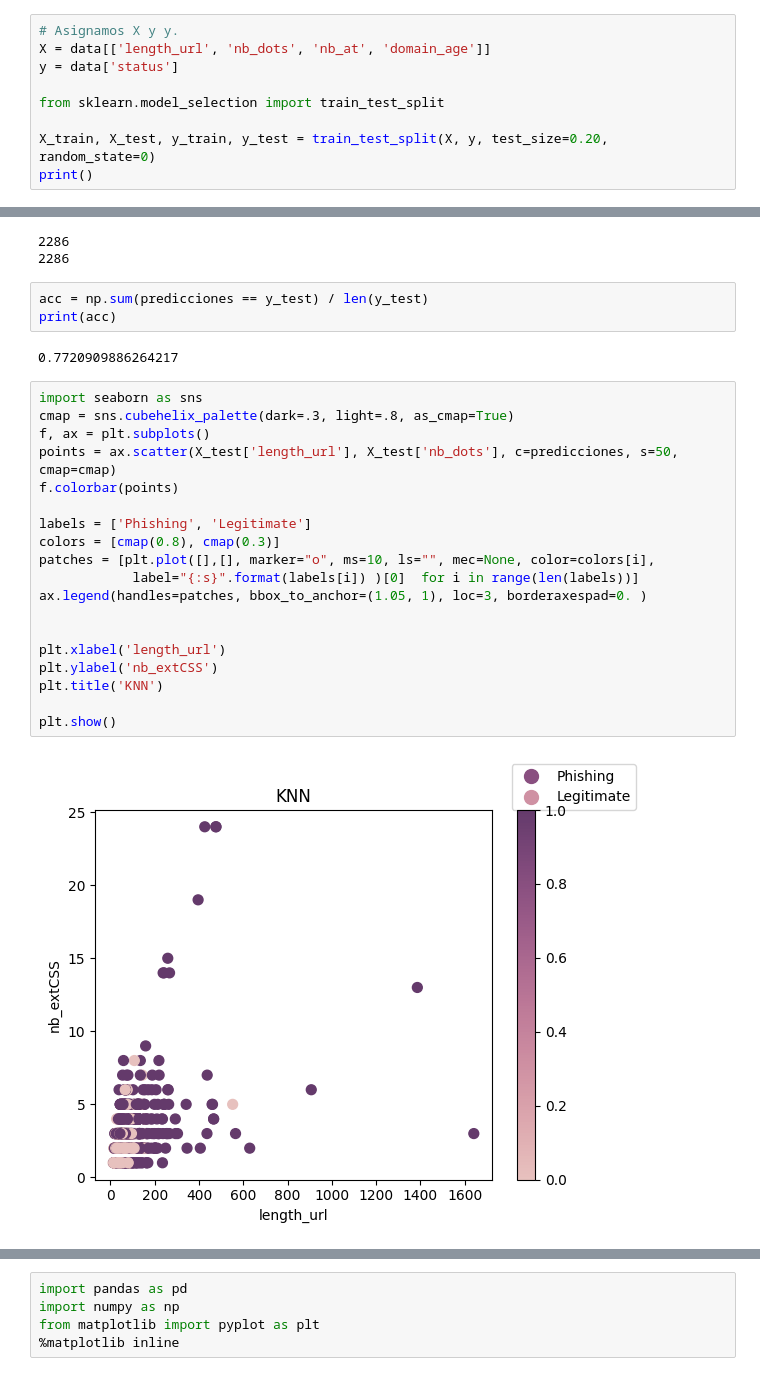
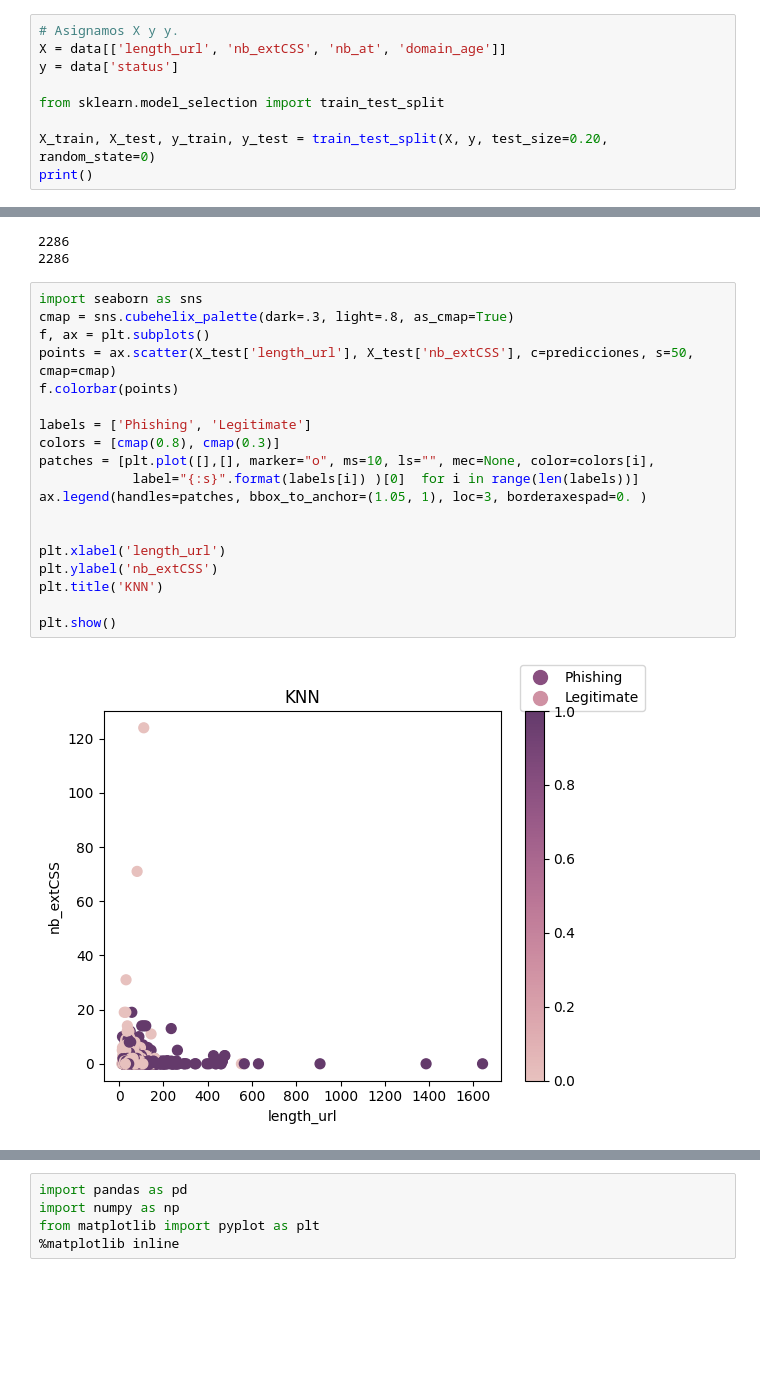
Before and after one commit to angelcast2002/Lab01-IA, a Jupyter notebook: lab01.ipynb, the cells around one changed output, grey strips where cells are left out. Saved outputs shown, nothing was run; the diff lists cells and outputs as text; blank space fills up the shorter version.

```diff
--- a/lab01.ipynb
+++ b/lab01.ipynb
@@ -357,7 +360,7 @@ data.head()
 5 rows × 89 columns
 # %%
 # Asignamos X y y.
-X = data[['length_url', 'nb_dots', 'nb_at', 'domain_age']]
+X = data[['length_url', 'nb_extCSS', 'nb_at', 'domain_age']]
 y = data['status']
 
 from sklearn.model_selection import train_test_split
@@ -406,29 +409,24 @@ print(len(predicciones))
 # %% [output]
 2286
 2286
-# %%
-acc = np.sum(predicciones == y_test) / len(y_test)
-print(acc)
-# %% [output]
-0.7720909886264217
 # %%
 import seaborn as sns
 cmap = sns.cubehelix_palette(dark=.3, light=.8, as_cmap=True)
 f, ax = plt.subplots()
-points = ax.scatter(X_test['length_url'], X_test['nb_dots'], c=predicciones, s=50, cmap=cmap)
+points = ax.scatter(X_test['length_url'], X_test['nb_extCSS'], c=predicciones, s=50, cmap=cmap)
 f.colorbar(points)
 
 labels = ['Phishing', 'Legitimate']
 colors = [cmap(0.8), cmap(0.3)]
 patches = [plt.plot([],[], marker="o", ms=10, ls="", mec=None, color=colors[i],
             label="{:s}".format(labels[i]) )[0]  for i in range(len(labels))]
 ax.legend(handles=patches, bbox_to_anchor=(1.05, 1), loc=3, borderaxespad=0. )
 
 
 plt.xlabel('length_url')
 plt.ylabel('nb_extCSS')
 plt.title('KNN')
 
 plt.show()
 # %% [output]
-[figure, old version]
+[figure, new version]
```
Also changed, not shown: parts of 23 cells of this notebook.
